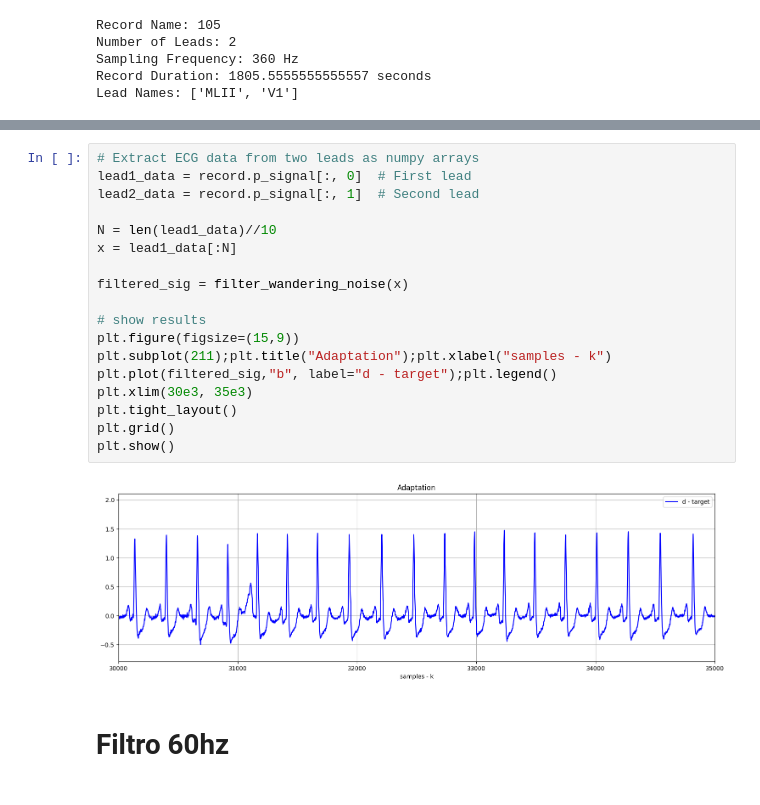
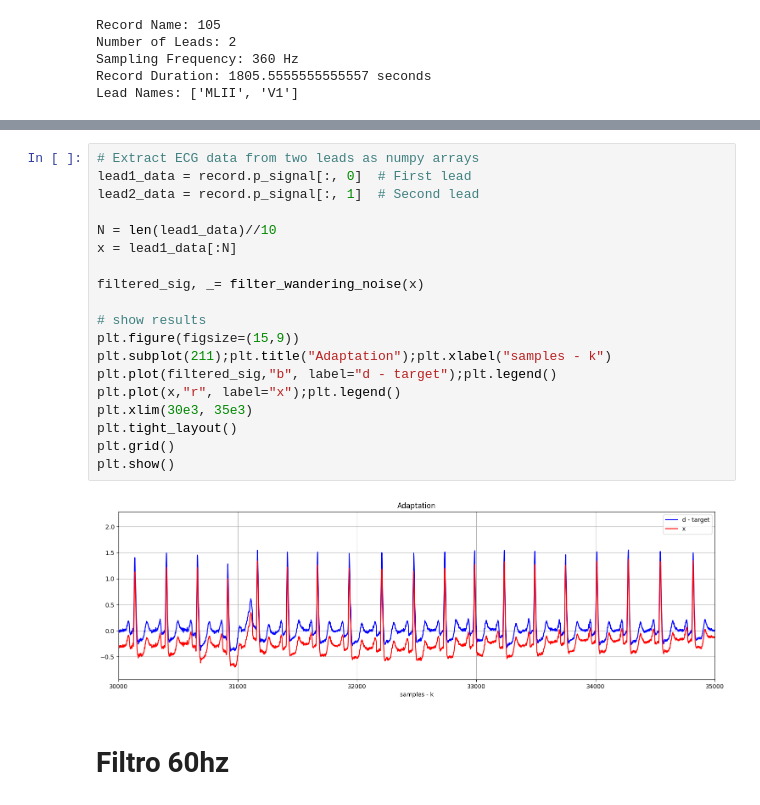
Before and after one commit to JBatRey/Procesamiento-Adaptativo-de-Se-ales-Aleatorias---Proyectos, a Jupyter notebook: opcion1.ipynb, the cells around one changed output, grey strips where cells are left out. Saved outputs shown, nothing was run; the diff lists cells and outputs as text.

```diff
--- a/opcion1.ipynb
+++ b/opcion1.ipynb
@@ -132,23 +158,24 @@ def filter_with_NLMS(in_sig, desired_sig, n = 1, m = 0.01):
 # %%
 # Extract ECG data from two leads as numpy arrays
 lead1_data = record.p_signal[:, 0]  # First lead
 lead2_data = record.p_signal[:, 1]  # Second lead
 
 N = len(lead1_data)//10
 x = lead1_data[:N]
 
-filtered_sig = filter_wandering_noise(x)
+filtered_sig, _= filter_wandering_noise(x)
 
 # show results
 plt.figure(figsize=(15,9))
 plt.subplot(211);plt.title("Adaptation");plt.xlabel("samples - k")
 plt.plot(filtered_sig,"b", label="d - target");plt.legend()
+plt.plot(x,"r", label="x");plt.legend()
 plt.xlim(30e3, 35e3)
 plt.tight_layout()
 plt.grid()
 plt.show()
 # %% [output]
-[figure, old version]
+[figure, new version]
 # %% [markdown]
 # Filtro 60hz
 # %%
```
Also changed, not shown: parts of 5 cells of this notebook.
